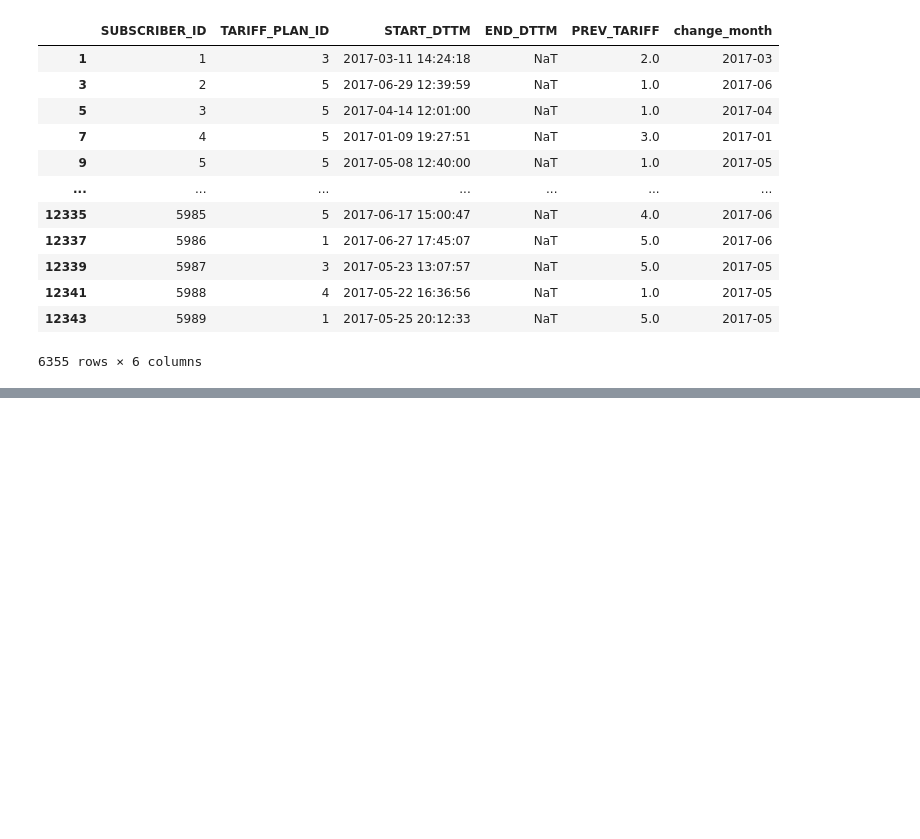
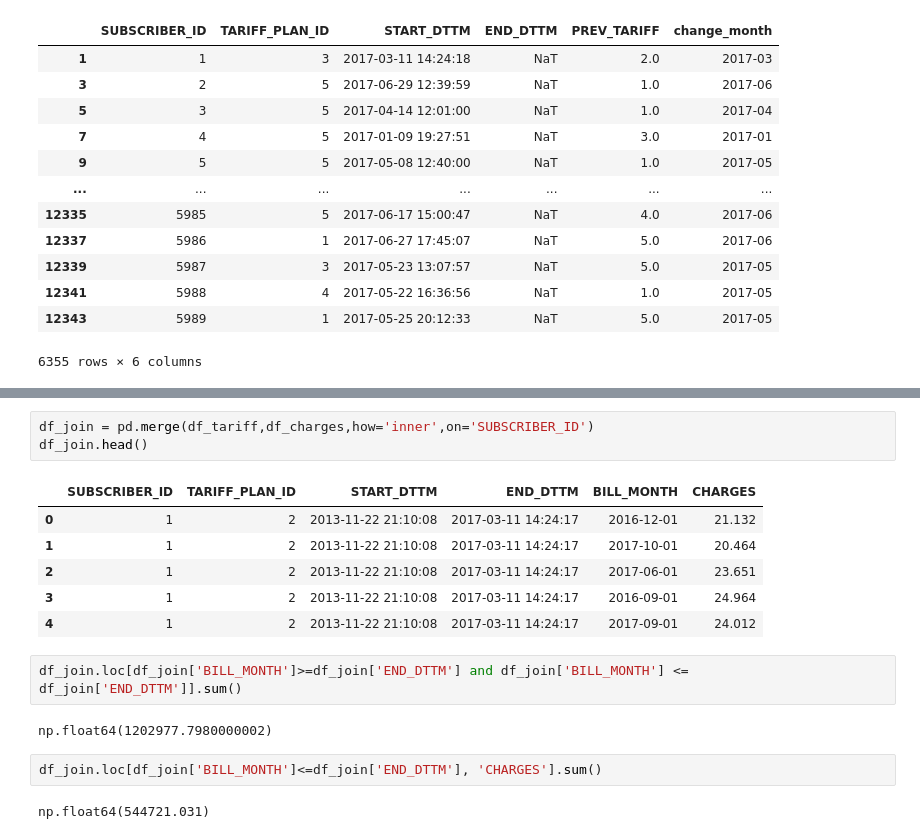
Before and after one commit to kek7777/Business_analysis, a Jupyter notebook: task3.ipynb, the cells around one changed output, grey strips where cells are left out. Drawn from its saved outputs; the diff is of its cells as text; blank space fills up the shorter version.

```diff
--- a/task3.ipynb
+++ b/task3.ipynb
@@ -400,0 +194,18 @@ ValueError: zero-size array to reduction operation fmin which has no identity
+# %%
+df_join = pd.merge(df_tariff,df_charges,how='inner',on='SUBSCRIBER_ID')
+df_join.head()
+# %% [output]
+|  | SUBSCRIBER_ID | TARIFF_PLAN_ID | START_DTTM | END_DTTM | BILL_MONTH | CHARGES |
+| 0 | 1 | 2 | 2013-11-22 21:10:08 | 2017-03-11 14:24:17 | 2016-12-01 | 21.132 |
+| 1 | 1 | 2 | 2013-11-22 21:10:08 | 2017-03-11 14:24:17 | 2017-10-01 | 20.464 |
+| 2 | 1 | 2 | 2013-11-22 21:10:08 | 2017-03-11 14:24:17 | 2017-06-01 | 23.651 |
+| 3 | 1 | 2 | 2013-11-22 21:10:08 | 2017-03-11 14:24:17 | 2016-09-01 | 24.964 |
+| 4 | 1 | 2 | 2013-11-22 21:10:08 | 2017-03-11 14:24:17 | 2017-09-01 | 24.012 |
+# %%
+df_join.loc[df_join['BILL_MONTH']>=df_join['END_DTTM'] and df_join['BILL_MONTH'] <= df_join['END_DTTM']].sum()
+# %% [output]
+np.float64(1202977.7980000002)
+# %%
+df_join.loc[df_join['BILL_MONTH']<=df_join['END_DTTM'], 'CHARGES'].sum()
+# %% [output]
+np.float64(544721.031)
```
Also changed, not shown: parts of 11 cells of this notebook, 3 other files.
